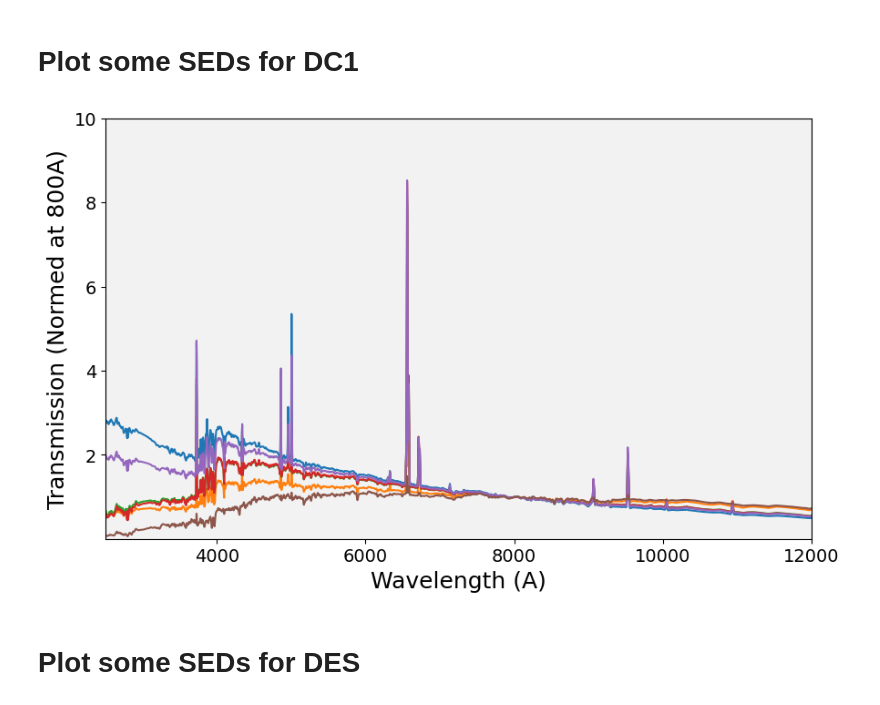
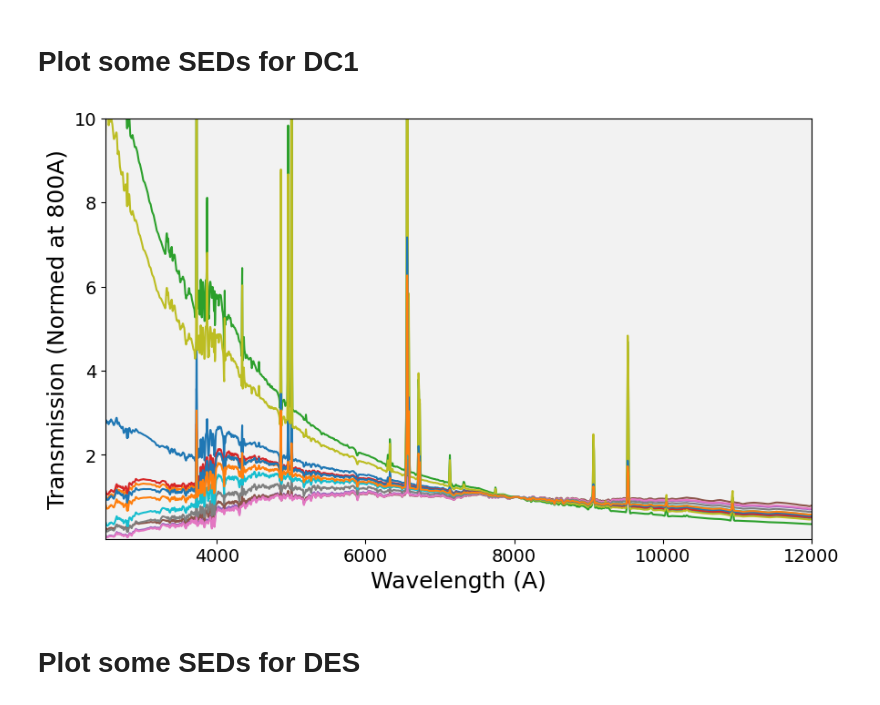
Before and after one commit to lephare-photoz/lephare, a Jupyter notebook: training_stats/notebooks/plot_SEDs.ipynb, the cells around one changed output. Saved outputs shown, nothing was run; the diff lists cells and outputs as text; code cells hidden in the pictures.

```diff
--- a/training_stats/notebooks/plot_SEDs.ipynb
+++ b/training_stats/notebooks/plot_SEDs.ipynb
@@ -3,36 +3,37 @@
 # %%
 %matplotlib inline
 import os
 import matplotlib.pyplot as plt
 import numpy as np
 import matplotlib
 matplotlib.rc('ytick', labelsize=14)
 matplotlib.rc('xtick', labelsize=14)
 matplotlib.rcParams.update({'font.size': 18})
 
 base_dir = os.path.abspath(os.path.join(os.getcwd(), '..'))
-SED_folder = os.path.join(base_dir, 'simulation_catalogs/buzzard_base/SEDS/updated_Buzzard_SEDs')
+SED_folder = os.path.join(base_dir, 'simulation_catalogs/buzzard_base/lib_bin/updated_Buzzard_SEDs')
 
 
 plt.figure(figsize=(10, 6))
 
 for i, SED in enumerate(os.listdir(SED_folder)):
-    if i%19!=0:  # Adjust if your SED files use a different extension
+    if (i%9!=0):  # Adjust if your SED files use a different extension
         continue
     file = os.path.join(SED_folder, f'{SED}')
-    df = np.loadtxt(file)
+    if SED.endswith('.sed'):
+        df = np.loadtxt(file)
     plt.plot(df.T[0], df.T[1], label=f'{SED}')
 
 # plt.title("SEDs")
 plt.xlabel("Wavelength (A)")
 plt.axvspan(2500, 12000, color='gray', alpha=0.1, label='SDSS filter region')
 plt.xlim(2500,12000)
 plt.ylim(1e-3,10)
 plt.ylabel("Transmission (Normed at 800A)")
 # plt.legend()
 plt.show()
 # %% [output]
-[figure, old version]
+[figure, new version]
 # %% [markdown]
 # Plot some SEDs for DES
 # %%
```
Also changed, not shown: parts of 3 cells of this notebook, 3 other files.
